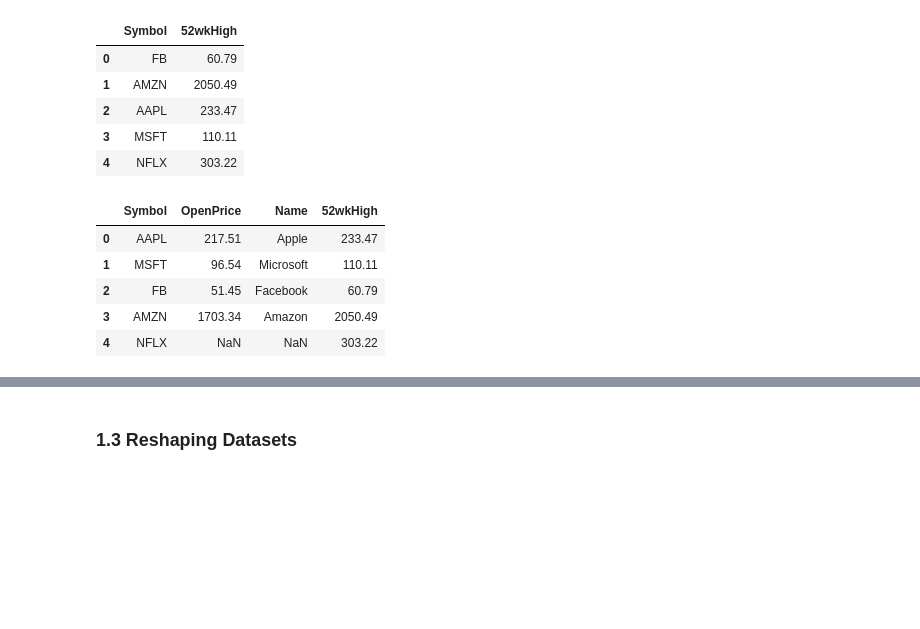
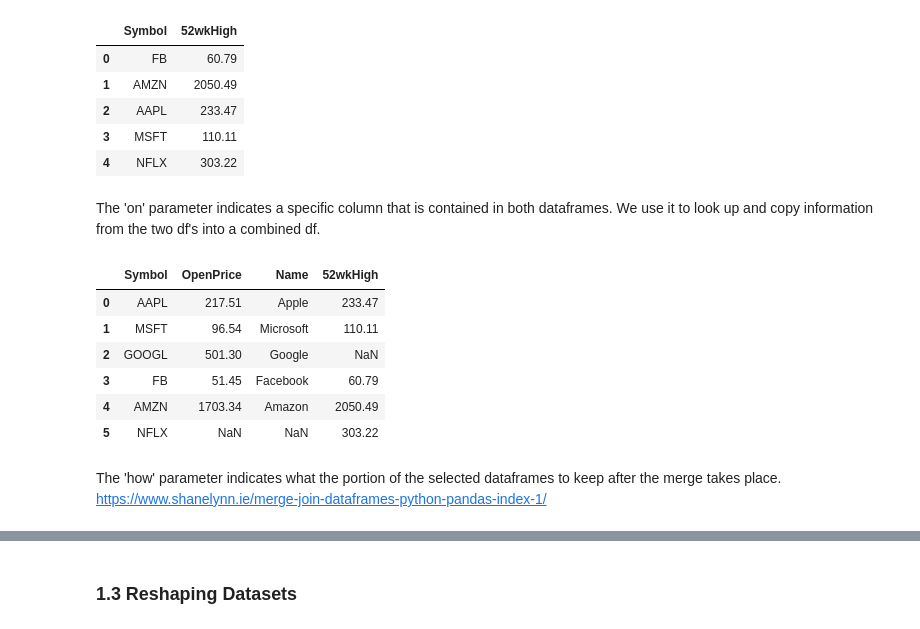
Before and after one commit to sugarfreecode/DS-Unit-1-Sprint-1-Data-Wrangling-and-Storytelling, a Jupyter notebook: module3-join-and-reshape-data/LS_DS_113_Join_and_Reshape_Data.ipynb, the cells around one changed output, grey strips where cells are left out. Saved outputs shown, nothing was run; the diff lists cells and outputs as text; code cells hidden in the pictures; blank space fills up the shorter version.

```diff
--- a/module3-join-and-reshape-data/LS_DS_113_Join_and_Reshape_Data.ipynb
+++ b/module3-join-and-reshape-data/LS_DS_113_Join_and_Reshape_Data.ipynb
@@ -125,16 +125,23 @@ wkhigh
 | 2 | AAPL | 233.47 |
 | 3 | MSFT | 110.11 |
 | 4 | NFLX | 303.22 |
+# %% [markdown]
+The 'on' parameter indicates a specific column that is contained in both dataframes. We use it to look up and copy information from the two df's into a combined df.
 # %%
 # Now merge that with the named stocks.
-full_stocks=pd.merge(named_stocks, wkhigh, on='Symbol', how='left')
-full_stocks=pd.merge(named_stocks, wkhigh, on='Symbol', how='inner')
-full_stocks=pd.merge(named_stocks, wkhigh, on='Symbol', how='right')
+full_stocks=pd.merge(named_stocks, wkhigh, on='Symbol', how='outer')
+# full_stocks=pd.merge(named_stocks, wkhigh, on='Symbol', how='left')
+# full_stocks=pd.merge(named_stocks, wkhigh, on='Symbol', how='inner')
+# full_stocks=pd.merge(named_stocks, wkhigh, on='Symbol', how='right')
 full_stocks
 # %% [output]
 |  | Symbol | OpenPrice | Name | 52wkHigh |
 | 0 | AAPL | 217.51 | Apple | 233.47 |
 | 1 | MSFT | 96.54 | Microsoft | 110.11 |
-| 2 | FB | 51.45 | Facebook | 60.79 |
-| 3 | AMZN | 1703.34 | Amazon | 2050.49 |
-| 4 | NFLX | NaN | NaN | 303.22 |
+| 2 | GOOGL | 501.30 | Google | NaN |
+| 3 | FB | 51.45 | Facebook | 60.79 |
+| 4 | AMZN | 1703.34 | Amazon | 2050.49 |
+| 5 | NFLX | NaN | NaN | 303.22 |
+# %% [markdown]
+The 'how' parameter indicates what the portion of the selected dataframes to keep after the merge takes place.
+https://www.shanelynn.ie/merge-join-dataframes-python-pandas-index-1/
```
Also changed, not shown: parts of 2 cells of this notebook.
